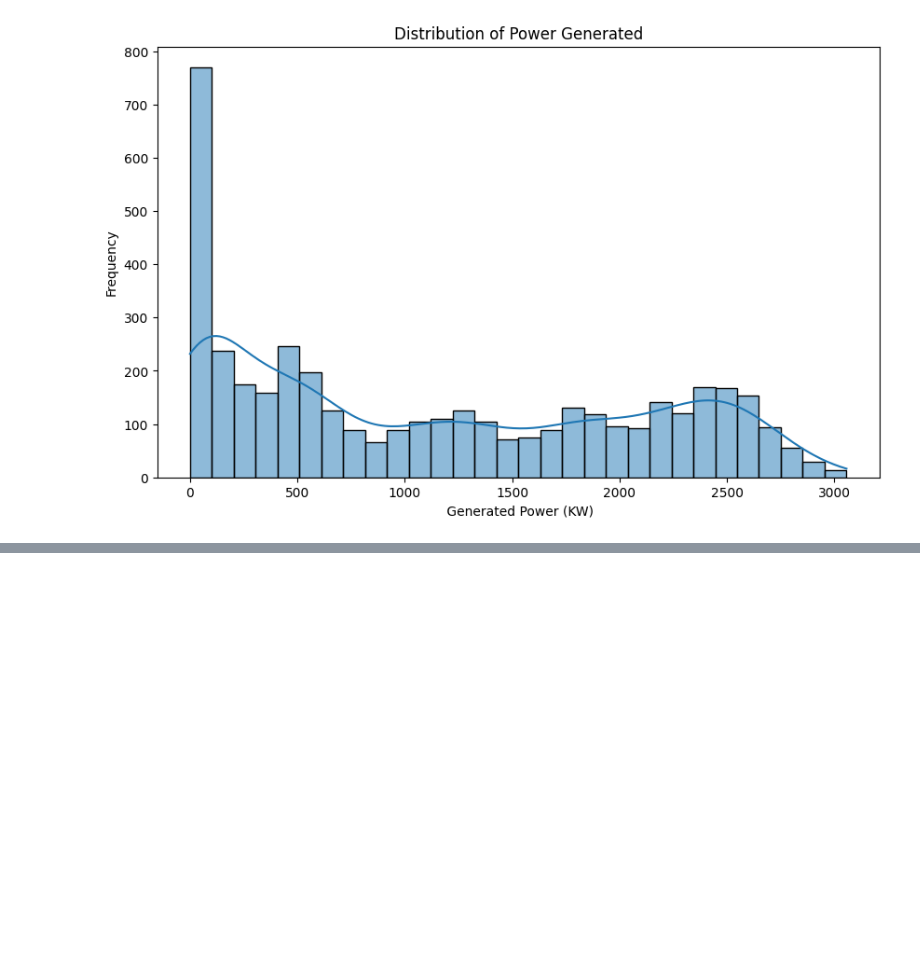
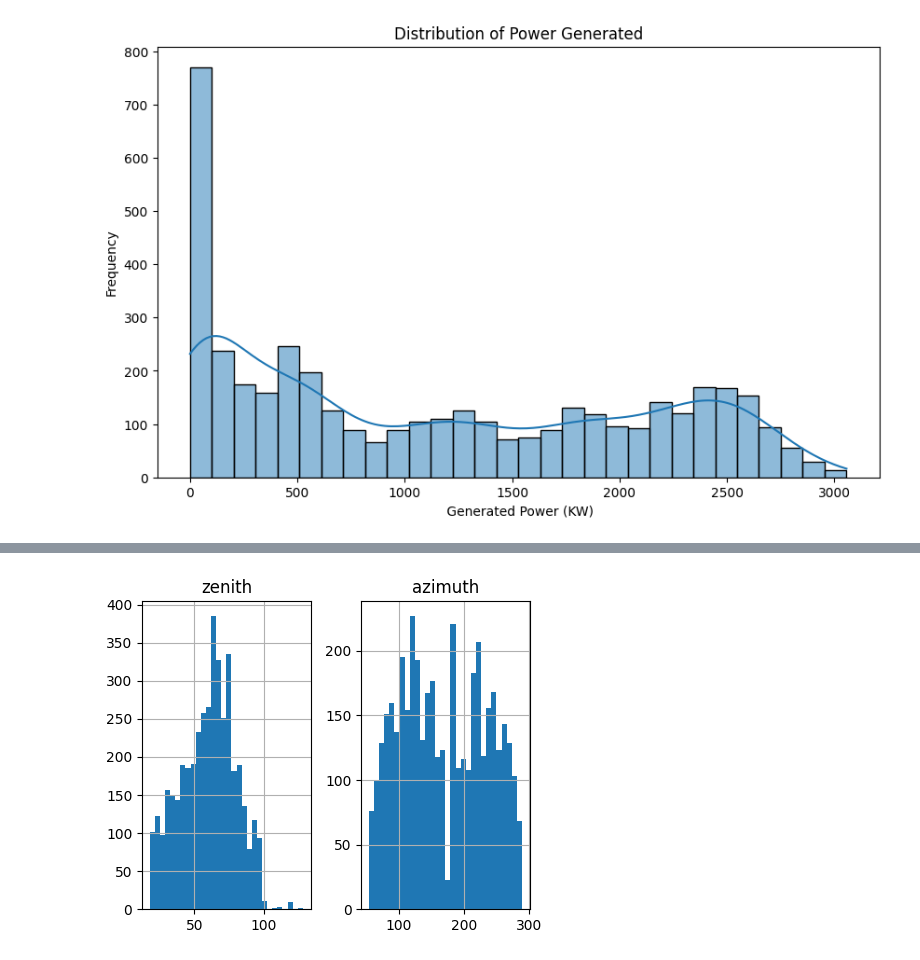
Before and after one commit to SYED-AHMED-808/Solar-Power-Prediction, a Jupyter notebook: solarpowerprediction.ipynb, the cells around one changed output, grey strips where cells are left out. Saved outputs shown, nothing was run; the diff lists cells and outputs as text; code cells hidden in the pictures; blank space fills up the shorter version.

```diff
--- a/solarpowerprediction.ipynb
+++ b/solarpowerprediction.ipynb
@@ -159,0 +148,5 @@ plt.show()
+# %%
+df[df.columns[18:20]].hist(bins=30, figsize=(5,4))
+plt.show()
+# %% [output]
+[figure, added]
```
Also changed, not shown: parts of 11 cells of this notebook.
